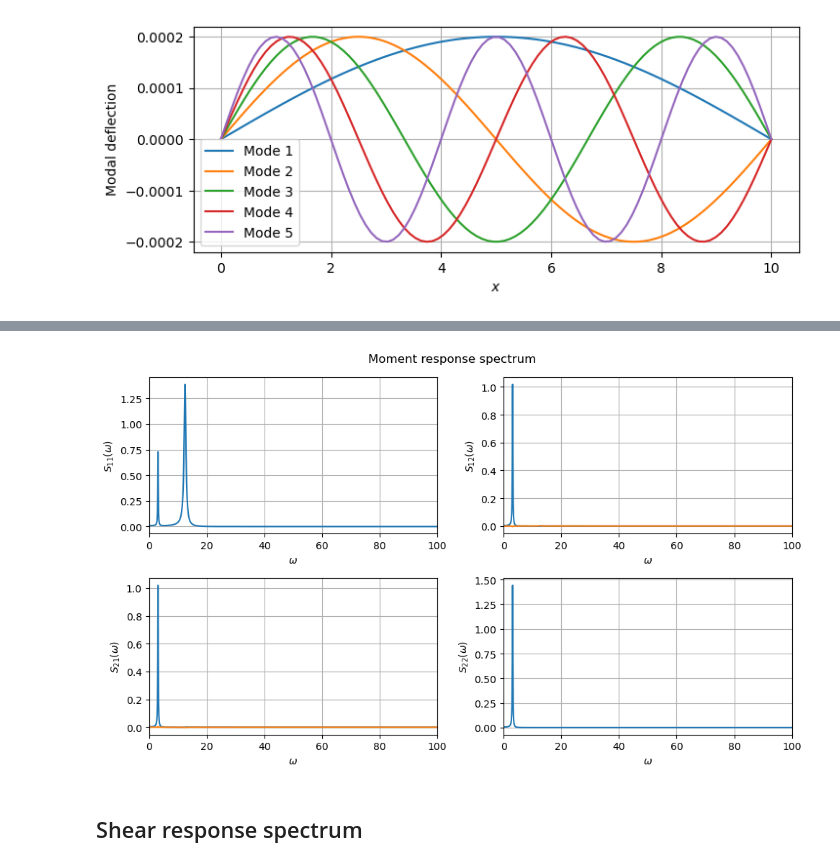
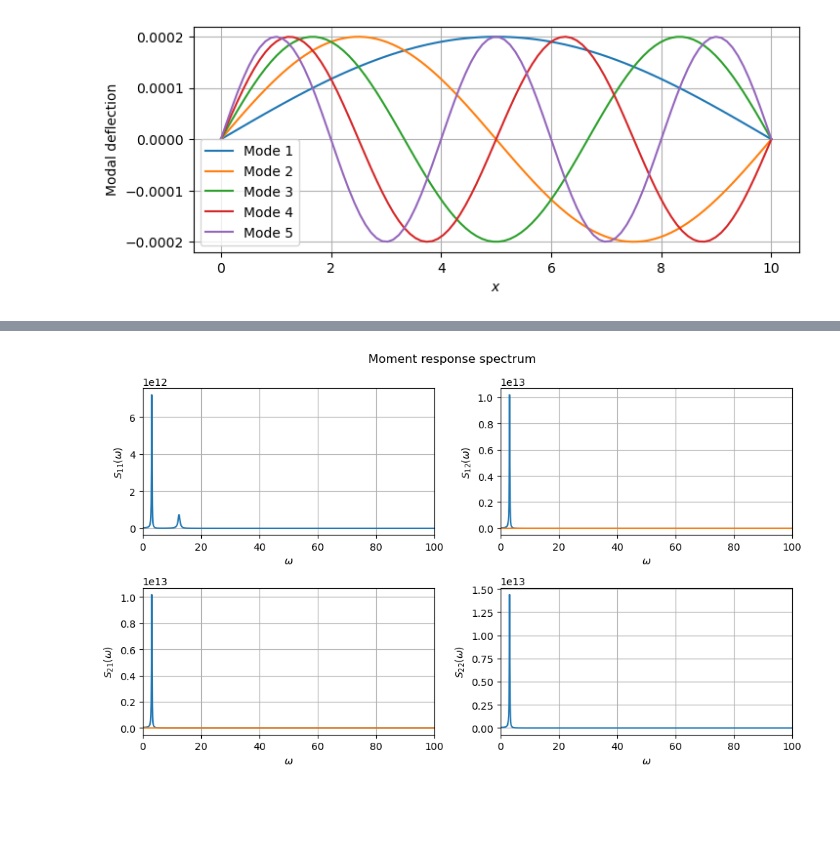
Before and after one commit to oiseth/TKT4108StructuralDynamics2, a Jupyter notebook: python/jupyterNotebooks/Example 4_4 Spectrum of moment and acceleration.ipynb, the cells around one changed output, grey strips where cells are left out. Saved outputs shown, nothing was run; the diff lists cells and outputs as text; code cells hidden in the pictures; blank space fills up the shorter version.

```diff
--- a/python/jupyterNotebooks/Example 4_4 Spectrum of moment and acceleration.ipynb
+++ b/python/jupyterNotebooks/Example 4_4 Spectrum of moment and acceleration.ipynb
@@ -99,7 +117,7 @@ omega_axis=np.linspace(0.01,100,1000)
 
 S0=1e10*np.exp(-0.1*omega_axis**0.5)
 
-a=-0.9
+a=0
 
 Sx=np.zeros((2,2,len(omega_axis)))
 Sx[0,0,:]=S0
@@ -119,5 +137,6 @@ for i in np.arange(2):
         axs[i,j].set_xlim(0,100)
         axs[i,j].grid(True)
 
+fig.suptitle('Load spectrum')
 plt.tight_layout()
 # %% [output]
@@ -127,6 +162,6 @@ plt.tight_layout()
 # %%
 
-x_load=np.array([.33*L,0.66*L])
+x_load=np.array([0.33*L,0.66*L])
 
 Phi_load=np.zeros((2,nm))
 for n in np.arange(1,nm+1):
@@ -147,5 +182,6 @@ for i in np.arange(5):
         axs[i,j].set_xlim(0,50)
         axs[i,j].grid(True)
 
+fig.suptitle('Modal load spectrum')
 plt.tight_layout()
 # %% [output]
@@ -242,35 +354,33 @@ x_moment=np.array([0.25*L,0.5*L])
 
 Phi_moment=np.zeros((2,nm))
 for n in np.arange(1,nm):
-    Phi_moment[:,n-1]=1/np.sqrt(m*L/2)*(n*np.pi/L)**2*np.sin(n*np.pi*x_moment/L)
+    Phi_moment[:,n-1]=EI*1/np.sqrt(m*L/2)*(n*np.pi/L)**2*np.sin(n*np.pi*x_moment/L)
 
 
 Sm=np.zeros((2,2,len(omega_axis)),dtype=complex)
 for k in np.arange(len(omega_axis)):
     Sm[:,:,k]=Phi_moment @ Sz[:,:,k] @ Phi_moment.T
 
 # Plot
 fig, axs = plt.subplots(2, 2,figsize=(10, 6))
 
 for i in np.arange(2):
     for j in np.arange(2):
         axs[i,j].plot(omega_axis,np.real(Sm[i,j,:]))
 
         if i!=j:
-            axs[i,j].plot(omega_axis,np.imag(Sm[i,j,:]))
+            axs[i,j].plot(omega_axis,np.imag(Sm[i,j,:])) # Plot only imaginary part for cross-spectrum
 
         axs[i,j].set_xlabel(r'$\omega$')
         axs[i,j].set_ylabel(r'$S_{' + str(i+1) + str(j+1) + '} (\omega)$')
         axs[i,j].set_xlim(0,100)
         axs[i,j].grid(True)
 
         #if i==j:
             #axs[i,j].set_yscale('log')
 
 fig.suptitle('Moment response spectrum')
 
 plt.tight_layout()
 # %% [output]
-[figure, old version]
+[figure, new version]
-# %% [markdown]
-## Shear response spectrum
```
Also changed, not shown: parts of 16 cells of this notebook.
